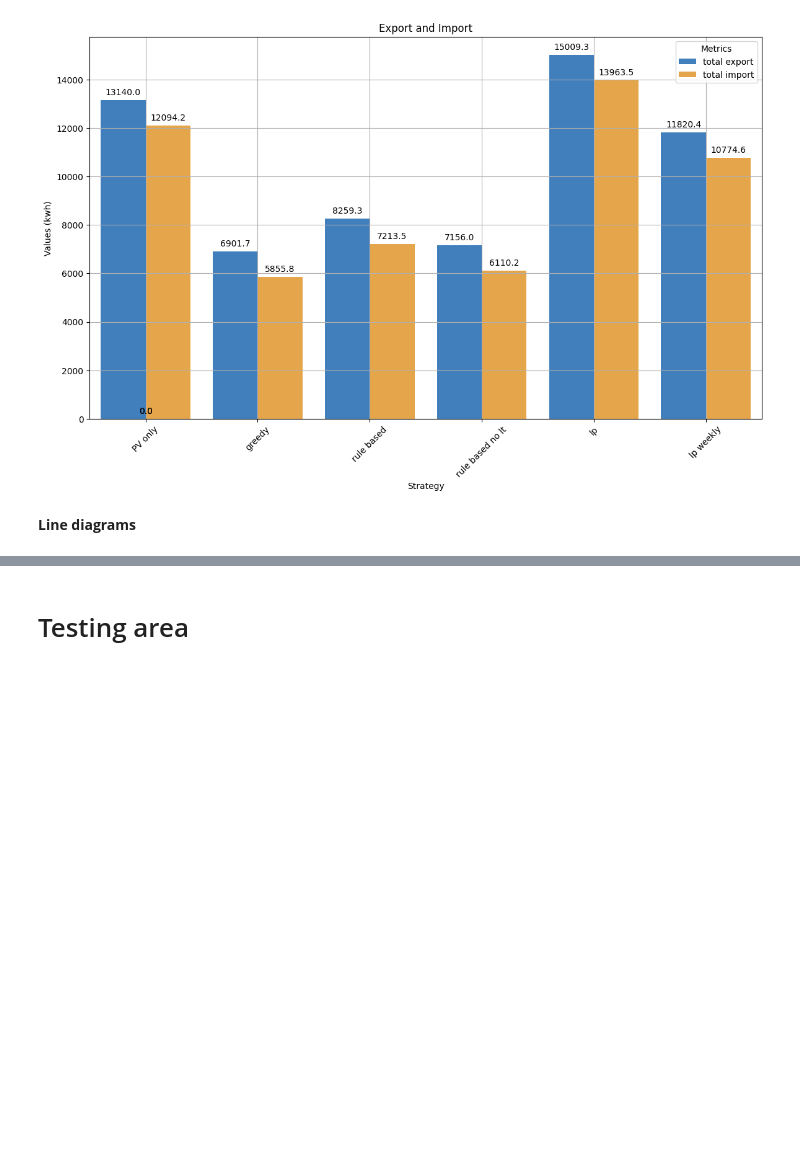
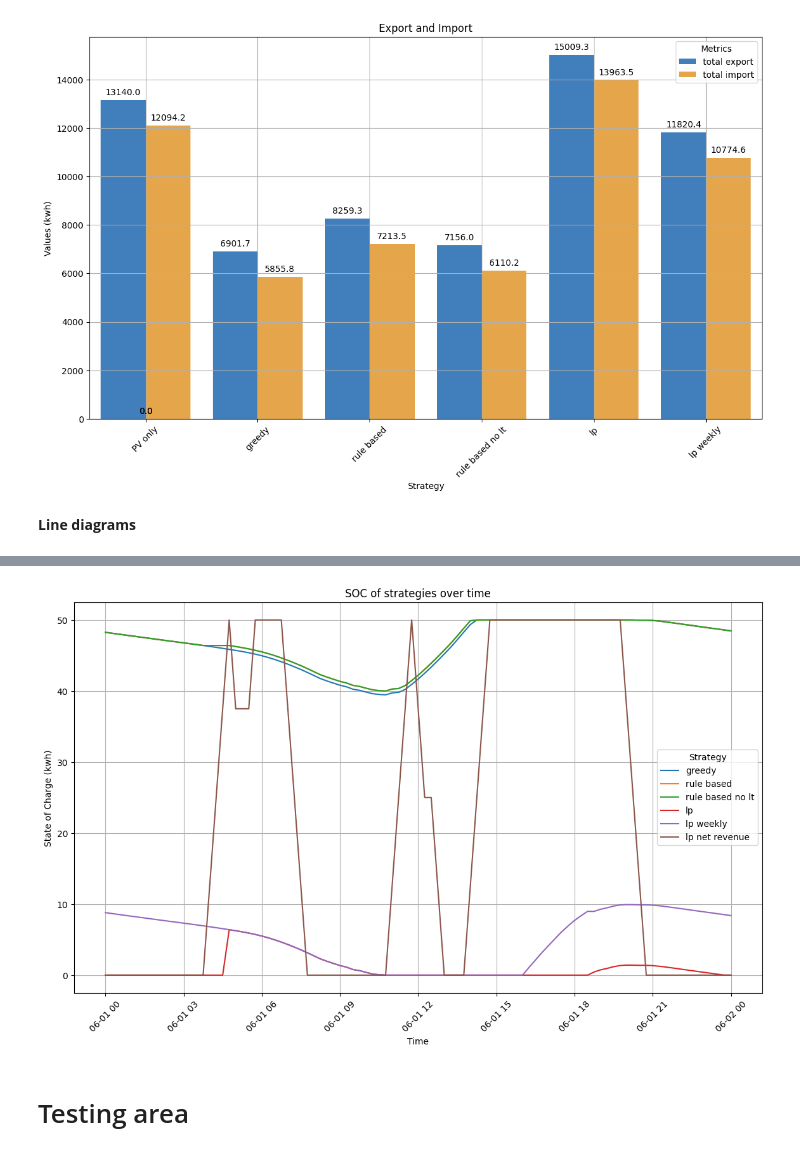
Before and after one commit to TolnaiGergo/EnergyCommunity, a Jupyter notebook: test.ipynb, the cells around one changed output, grey strips where cells are left out. Saved outputs shown, nothing was run; the diff lists cells and outputs as text; code cells hidden in the pictures; blank space fills up the shorter version.

Commit message:
line diagram

```diff
--- a/test.ipynb
+++ b/test.ipynb
@@ -2435,0 +2494,31 @@ plt.show()
+# %%
+import pandas as pd
+import seaborn as sns
+import matplotlib.pyplot as plt
+
+overall_data['timestamp'] = pd.to_datetime(overall_data['timestamp'])
+
+#overall_data = overall_data[(overall_data["timestamp"] <= "2022-02-01") &
+#                            (overall_data["strategy"] != "lp net revenue") &
+#                            (overall_data["strategy"] != "pv")]
+
+overall_data = overall_data[(overall_data["timestamp"] <= "2022-06-02") &
+                            (overall_data["timestamp"] >= "2022-06-01") &
+                            (overall_data["strategy"] != "pv") &
+                            (overall_data["strategy"] != "lp net revenue")]
+
+plt.figure(figsize=(14, 8))
+sns.lineplot(data=overall_data, x='timestamp', y='soc', hue='strategy', palette='tab10')
+
+
+plt.title(f"SOC of strategies over time")
+plt.xlabel("Time")
+plt.ylabel("State of Charge (kwh)")
+plt.xticks(rotation=45)
+plt.legend(title="Strategy")
+plt.grid(True)
+
+plt.savefig(f"../output/seaborn/soc_values_over_time_lp_net_rev_{option}_pkw.pdf", format='pdf', bbox_inches='tight')
+plt.show()
+# %% [output]
+[figure, added]
```
Also changed, not shown: parts of 3 cells of this notebook.
